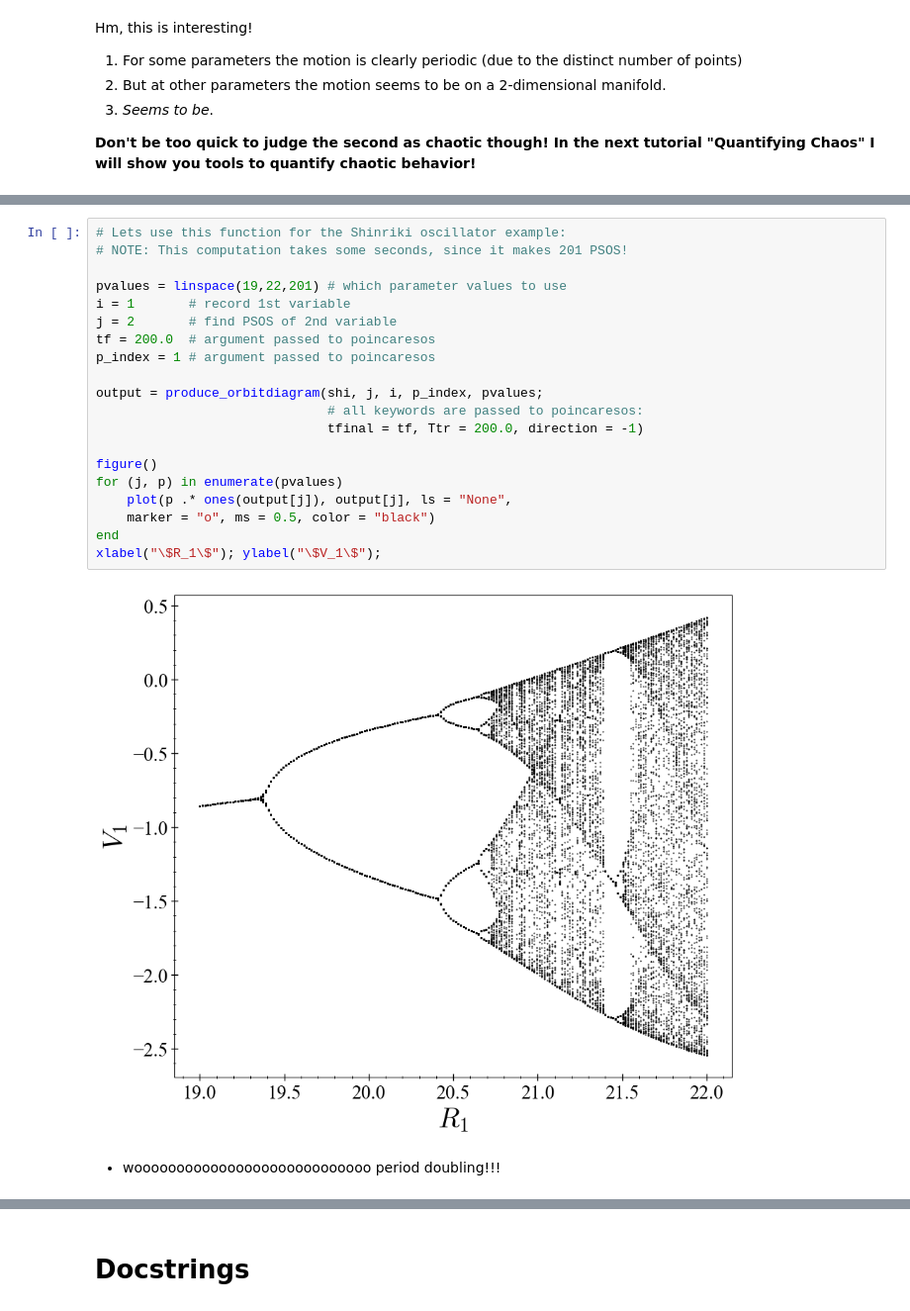
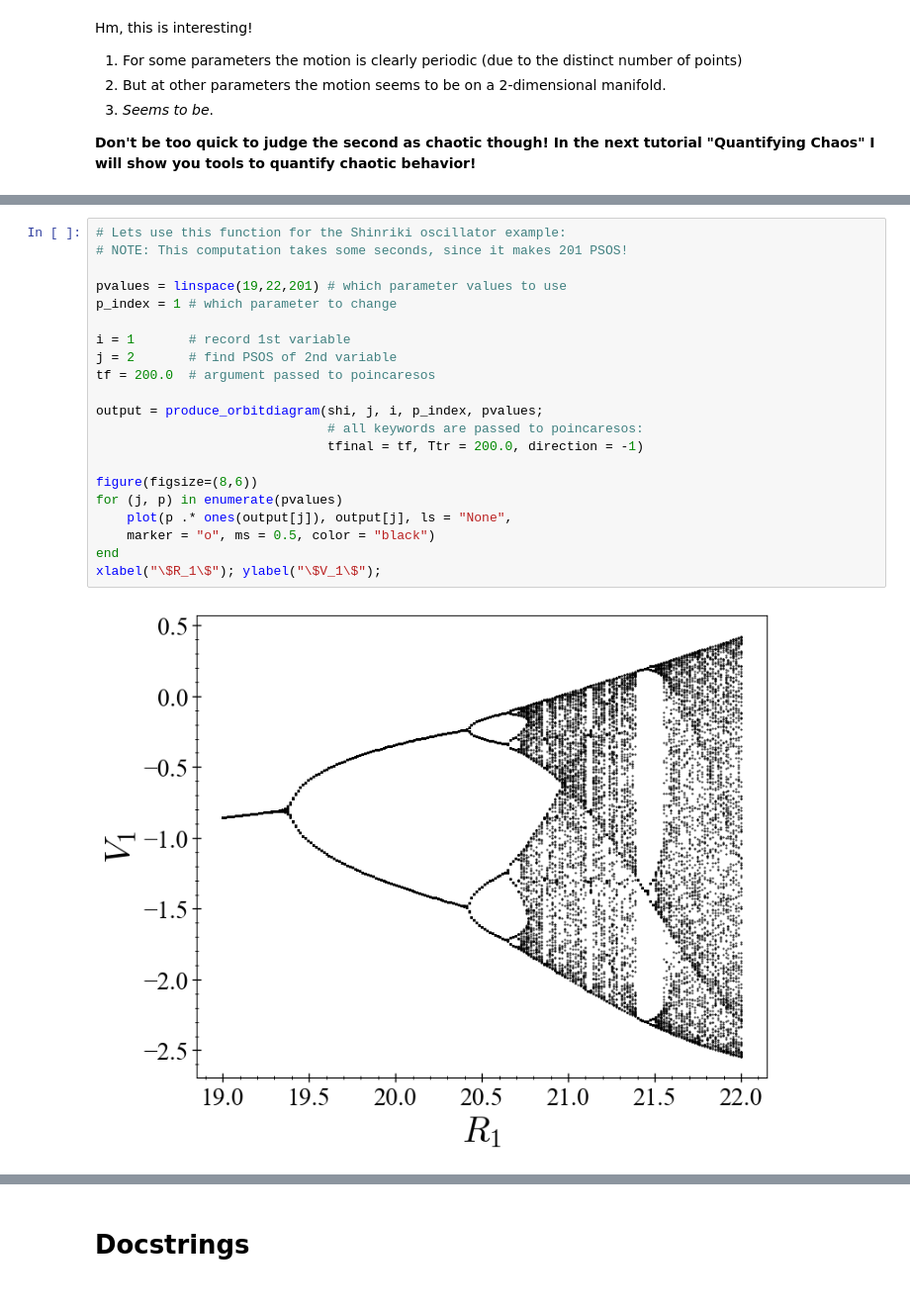
Before and after one commit to xorJane/tutorials, a Jupyter notebook: 3. Orbit diagrams, Surfaces of Section.ipynb, the cells around one changed output, grey strips where cells are left out. Shown at 99% size. Saved outputs shown, nothing was run; the diff lists cells and outputs as text.

```diff
--- a/3. Orbit diagrams, Surfaces of Section.ipynb
+++ b/3. Orbit diagrams, Surfaces of Section.ipynb
@@ -330,24 +358,23 @@ The function produces successive `poincaresos` for the `j` variable, and records
 # %%
 # Lets use this function for the Shinriki oscillator example:
 # NOTE: This computation takes some seconds, since it makes 201 PSOS!
 
 pvalues = linspace(19,22,201) # which parameter values to use
+p_index = 1 # which parameter to change
+
 i = 1       # record 1st variable
 j = 2       # find PSOS of 2nd variable
 tf = 200.0  # argument passed to poincaresos
-p_index = 1 # argument passed to poincaresos
 
 output = produce_orbitdiagram(shi, j, i, p_index, pvalues;
                               # all keywords are passed to poincaresos:
                               tfinal = tf, Ttr = 200.0, direction = -1)
 
-figure()
+figure(figsize=(8,6))
 for (j, p) in enumerate(pvalues)
     plot(p .* ones(output[j]), output[j], ls = "None",
     marker = "o", ms = 0.5, color = "black")
 end
 xlabel("\$R_1\$"); ylabel("\$V_1\$");
 # %% [output]
-[figure, old version]
+[figure, new version]
-# %% [markdown]
-* woooooooooooooooooooooooooooo period doubling!!!
```
Also changed, not shown: parts of 20 cells of this notebook, 11 other files.
